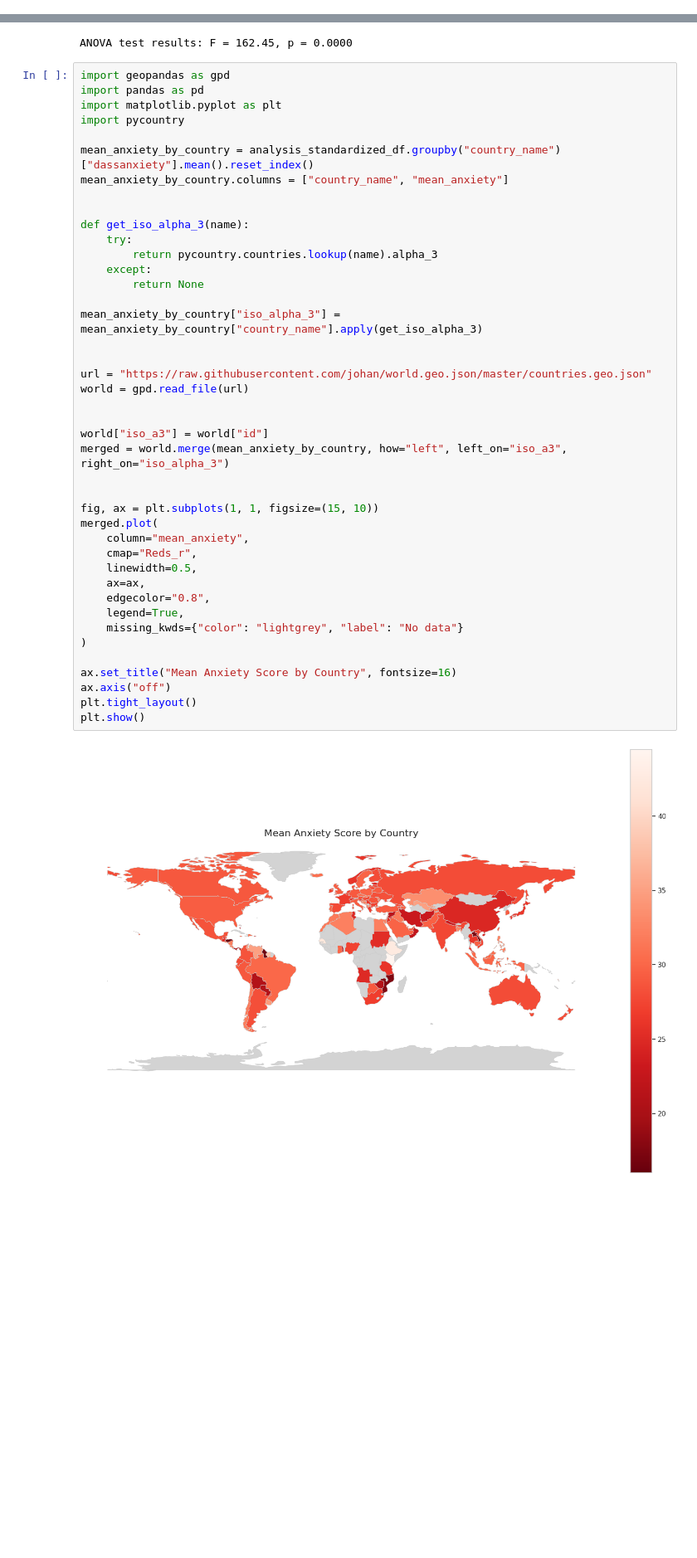
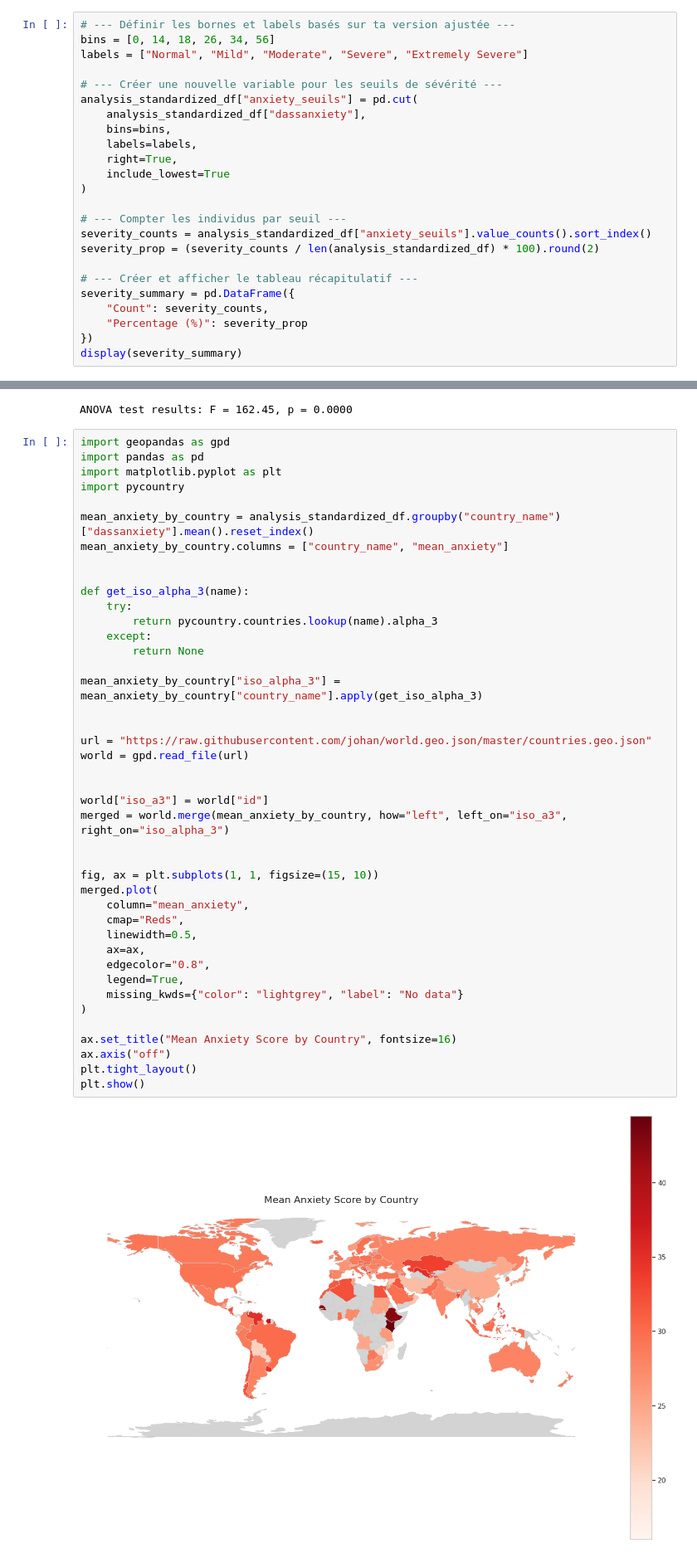
Before and after one commit to vrelvape/individual-project-mental-health, a Jupyter notebook: notebooks/01_exploration.ipynb, the cells around one changed output, grey strips where cells are left out. Shown at 83% size. Drawn from its saved outputs; the diff is of its cells as text; blank space fills up the shorter version.

```diff
--- a/notebooks/01_exploration.ipynb
+++ b/notebooks/01_exploration.ipynb
@@ -835,3 +839,27 @@ plt.tight_layout()
 plt.show()
 # %% [output]
 [figure]
+# %%
+# --- Définir les bornes et labels basés sur ta version ajustée ---
+bins = [0, 14, 18, 26, 34, 56]
+labels = ["Normal", "Mild", "Moderate", "Severe", "Extremely Severe"]
+
+# --- Créer une nouvelle variable pour les seuils de sévérité ---
+analysis_standardized_df["anxiety_seuils"] = pd.cut(
+    analysis_standardized_df["dassanxiety"],
+    bins=bins,
+    labels=labels,
+    right=True,
+    include_lowest=True
+)
+
+# --- Compter les individus par seuil ---
+severity_counts = analysis_standardized_df["anxiety_seuils"].value_counts().sort_index()
+severity_prop = (severity_counts / len(analysis_standardized_df) * 100).round(2)
+
+# --- Créer et afficher le tableau récapitulatif ---
+severity_summary = pd.DataFrame({
+    "Count": severity_counts,
+    "Percentage (%)": severity_prop
+})
+display(severity_summary)
@@ -1163,35 +1218,35 @@ def get_iso_alpha_3(name):
         return pycountry.countries.lookup(name).alpha_3
     except:
         return None
 
 mean_anxiety_by_country["iso_alpha_3"] = mean_anxiety_by_country["country_name"].apply(get_iso_alpha_3)
 
 
 url = "https://raw.githubusercontent.com/johan/world.geo.json/master/countries.geo.json"
 world = gpd.read_file(url)
 
 
 world["iso_a3"] = world["id"]
 merged = world.merge(mean_anxiety_by_country, how="left", left_on="iso_a3", right_on="iso_alpha_3")
 
 
 fig, ax = plt.subplots(1, 1, figsize=(15, 10))
 merged.plot(
     column="mean_anxiety",
-    cmap="Reds_r",
+    cmap="Reds",
     linewidth=0.5,
     ax=ax,
     edgecolor="0.8",
     legend=True,
     missing_kwds={"color": "lightgrey", "label": "No data"}
 )
 
 ax.set_title("Mean Anxiety Score by Country", fontsize=16)
 ax.axis("off")
 plt.tight_layout()
 plt.show()
 # %% [output]
-[figure, old version]
+[figure, new version]
 # %%
 # Top 10
 top_countries = mean_anxiety_by_country.sort_values("mean_anxiety", ascending=False).head(10)
```
Also changed, not shown: parts of 34 cells of this notebook.
